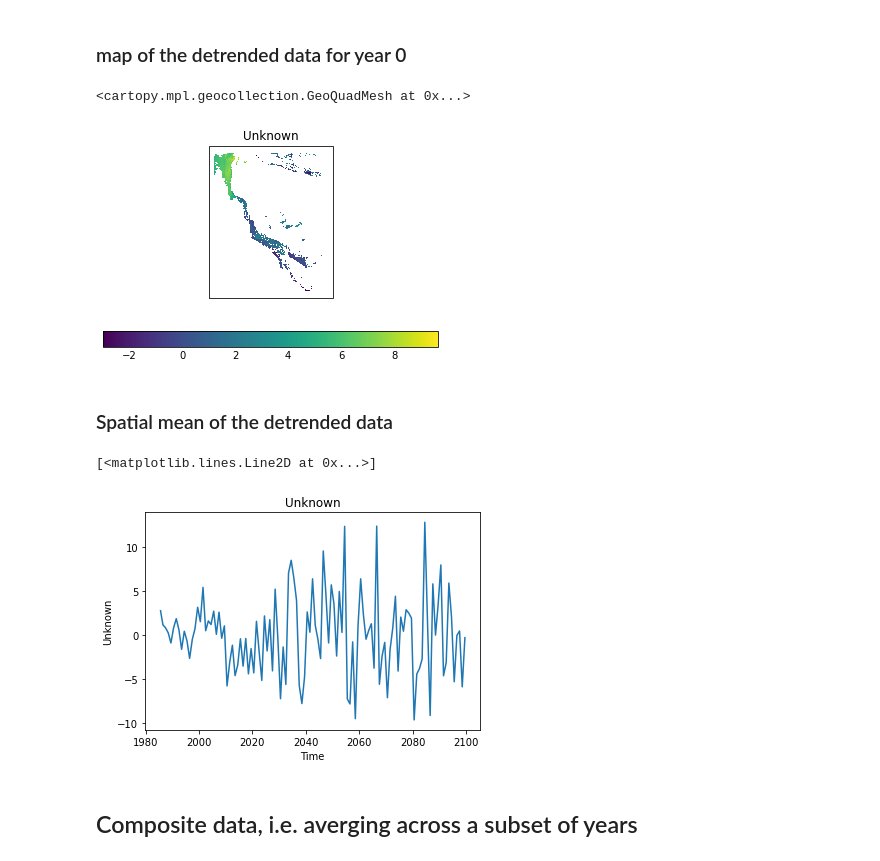
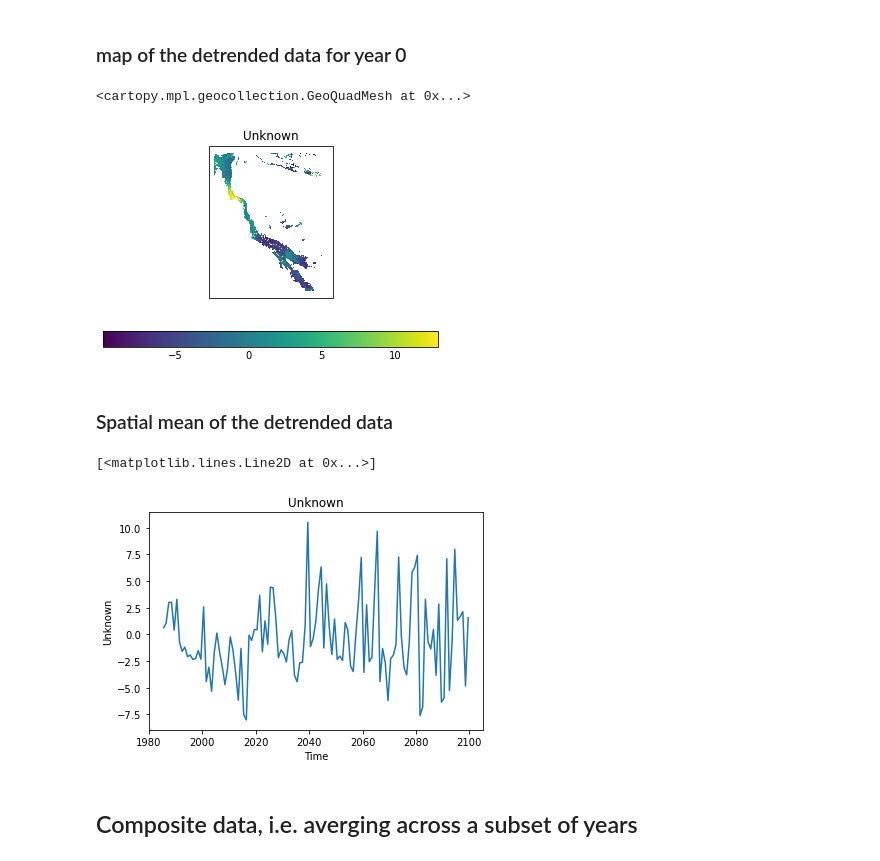
Before and after one commit to PaulHalloran/computeserv_jupyter, a Jupyter notebook: Callum_analysis_24June.ipynb, the cells around one changed output. Saved outputs shown, nothing was run; the diff lists cells and outputs as text; code cells hidden in the pictures.

```diff
--- a/Callum_analysis_24June.ipynb
+++ b/Callum_analysis_24June.ipynb
@@ -132,7 +132,9 @@ def area_avg(cube):
     return cube.collapsed(['longitude', 'latitude'],iris.analysis.MEAN, weights=grid_areas)
 
 # cube = iris.load_cube('/data/local_ssd/cj362/S2P3Rv2.0/dhw/dhw_script_outputs/gfdl-cm4_ssp585_daily_dhw.nc')
-cube = iris.load_cube('/data/local_ssd/cj362/S2P3Rv2.0/dhw/dhw_script_outputs/ukesm1_ssp245_daily_dhw.nc')
+# cube = iris.load_cube('/data/local_ssd/cj362/S2P3Rv2.0/dhw/dhw_script_outputs/ukesm1_ssp245_daily_dhw.nc')
+cube = iris.load_cube('/data/local_ssd/cj362/S2P3Rv2.0/dhw/dhw_script_outputs/MIROC6_ssp245_daily_dhw.nc')
+
 
 #filtering out crazy values
 cube_data = cube.data
@@ -141,8 +143,10 @@ if np.nanmax(cube_data) > 10000:
     cube_data.mask[np.where(cube_data > 10000)] = True
 
 
+cube.data = cube_data
 
-iris.coord_categorisation.add_year(cube,'time', name='year')
-annual_cube=cube.aggregated_by('year',iris.analysis.MEAN)
+
+iris.coord_categorisation.add_year(cube,'time', name='year2')
+annual_cube=cube.aggregated_by('year2',iris.analysis.MEAN)
 
 annual_cube_area_avg = area_avg(annual_cube)
@@ -156,9 +165,24 @@ qplt.plot(annual_cube_area_avg)
 # %%
 try:
-    iris.coord_categorisation.add_year(cube,'time', name='year')
+    iris.coord_categorisation.add_year(cube,'time', name='year2')
 except:
     pass
 
-annual_cube_MAX=cube.aggregated_by('year',iris.analysis.MAX)
+annual_cube_MAX=cube.aggregated_by('year2',iris.analysis.MAX)
 
 annual_cube_area_avg_max = area_avg(annual_cube_MAX)
+
+
+def area_max(cube):
+    try:
+        cube.coord('latitude').guess_bounds()
+    except:
+        pass
+    try:
+        cube.coord('longitude').guess_bounds()
+    except:
+        pass
+    return cube.collapsed(['longitude', 'latitude'],iris.analysis.MAX)
+
+
+annual_cube_area_max_max = area_max(annual_cube_MAX)
@@ -202,5 +236,9 @@ output_cube_data.mask[np.where(np.isnan(output_cube_data))] = True
 output_cube_data.mask[np.where(output_cube_data == output_cube_data.fill_value)] = True
 annual_cube_MAX_detrended.data = output_cube_data
 
+#mask out any points where the detrending is going crazy
+locs = np.where(output_cube_data < -1000.0)
+output_cube_data[locs] = 0.0
+
 #Put the detrended data back in to the original cube
 annual_cube_MAX_detrended.data = output_cube_data
@@ -207,10 +259,10 @@ annual_cube_MAX_detrended.data = output_cube_data
 # %% [markdown]
 ### map of the detrended data for year 0
 # %%
-qplt.pcolormesh(annual_cube_MAX_detrended[0])
+qplt.pcolormesh(annual_cube_MAX_detrended[100])
 # %% [output]
 <cartopy.mpl.geocollection.GeoQuadMesh at 0x...>
-[figure, old version]
+[figure, new version]
 # %% [markdown]
 ### Spatial mean of the detrended data
 # %%
@@ -218,7 +270,7 @@ annual_cube_MAX_detrended_area_avg = area_avg(annual_cube_MAX_detrended)
 qplt.plot(annual_cube_MAX_detrended_area_avg)
 # %% [output]
 [<matplotlib.lines.Line2D at 0x...>]
-[figure, old version]
+[figure, new version]
 # %% [markdown]
 ## Composite data, i.e. averging across a subset of years
 # %%
```
Also changed, not shown: parts of 10 cells of this notebook.
